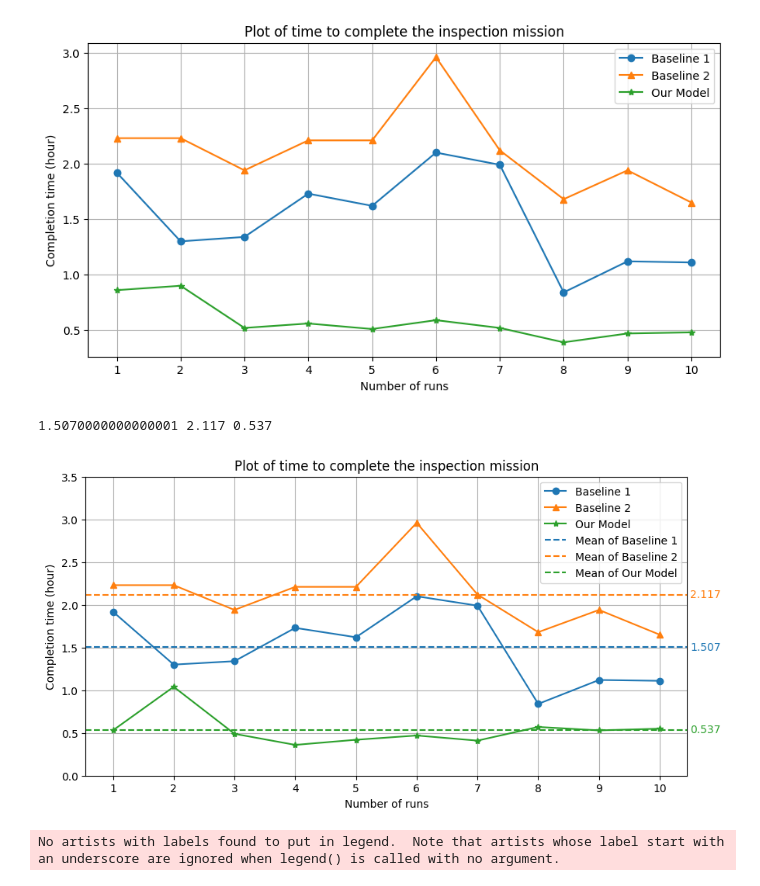
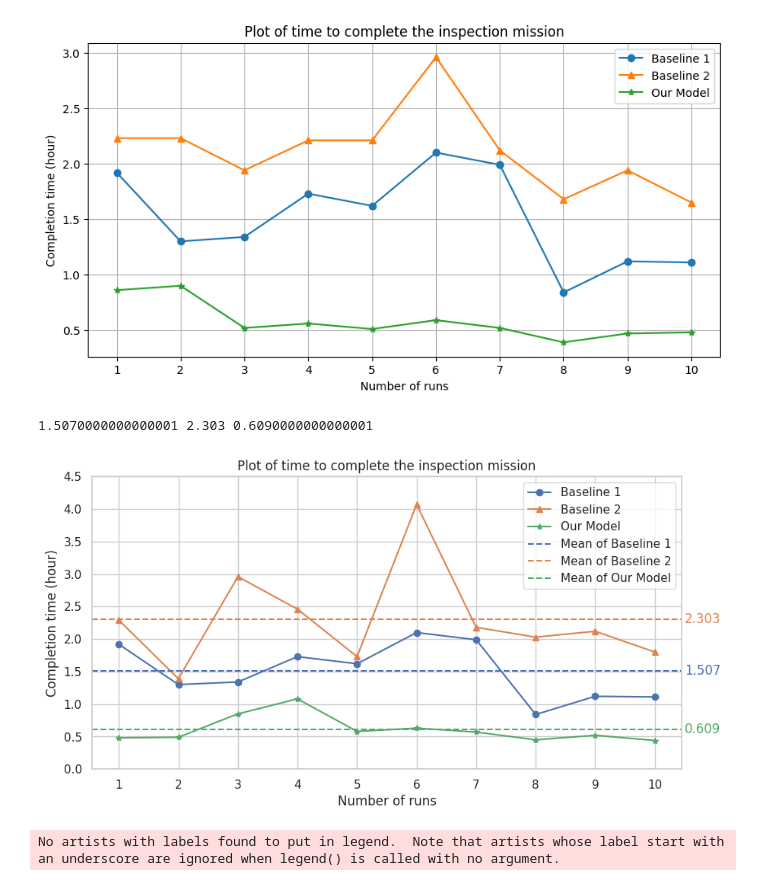
Before and after one commit to Jiayi-11/pymace, a Jupyter notebook: Ulysses/figures/figures.ipynb, the cells around one changed output. Cells and saved outputs as stored; diff of their text form; code cells hidden in the pictures.

```diff
--- a/Ulysses/figures/figures.ipynb
+++ b/Ulysses/figures/figures.ipynb
@@ -79,8 +79,8 @@ import numpy as np
 
 # Data points
 baseline1 = [1.92, 1.3, 1.34, 1.73, 1.62, 2.1, 1.99, 0.84, 1.12, 1.11]
-baseline2 = [2.23, 2.23, 1.94, 2.21, 2.21, 2.96, 2.12, 1.68, 1.94, 1.65]
-our_model = [0.53, 1.04, 0.49, 0.36, 0.42, 0.47, 0.41, 0.57, 0.53, 0.55]
+baseline2 = [2.29, 1.39, 2.96, 2.46, 1.73, 4.07, 2.18, 2.03,  2.12, 1.8]
+our_model = [0.48, 0.49, 0.85, 1.08, 0.58, 0.63, 0.57, 0.45, 0.52, 0.44]
 #our_model = [0.86, 0.9, 0.52, 0.56, 0.51, 0.59, 0.52, 0.39, 0.47, 0.48]
 
 
@@ -95,37 +95,37 @@ mean3 = np.mean(our_model)
 print(mean1, mean2, mean3)
 
 # Plotting with lines connecting the points
 plt.figure(figsize=(10, 5))
 line1, =plt.plot(indices, baseline1, 'o-', label='Baseline 1')
 line2, =plt.plot(indices, baseline2, '^-', label='Baseline 2')
 line3, =plt.plot(indices, our_model, '*-', label='Our Model')
 
 # Plotting the mean lines
 plt.axhline(y=mean1, color=line1.get_color(), linestyle='--', label='Mean of Baseline 1')
 plt.axhline(y=mean2, color=line2.get_color(), linestyle='--', label='Mean of Baseline 2')
 plt.axhline(y=mean3, color=line3.get_color(), linestyle='--', label='Mean of Our Model')
 
 # Adding text for means
 plt.text(len(indices) + 0.5, mean1, f'{mean1:.3f}', color=line1.get_color(), va='center')
 plt.text(len(indices) + 0.5, mean2, f'{mean2:.3f}', color=line2.get_color(), va='center')
 plt.text(len(indices) + 0.5, mean3, f'{mean3:.3f}', color=line3.get_color(), va='center')
 
 
 # Setting x-axis ticks to be in units of 1
 plt.xticks(indices)
 
 # Setting y-axis limit
-plt.ylim(0, 3.5)
+plt.ylim(0, 4.5)
 
 plt.title('Plot of time to complete the inspection mission')
 plt.xlabel('Number of runs')
 plt.ylabel('Completion time (hour)')
-plt.legend()
+plt.legend(loc='upper right')
 plt.grid(True)
 plt.show()
 # %% [output]
-1.5070000000000001 2.117 0.537
+1.5070000000000001 2.303 0.6090000000000001
-[figure, old version]
+[figure, new version]
 # %%
 import matplotlib.pyplot as plt
 import numpy as np
```
Also changed, not shown: parts of 9 cells of this notebook, 39 other files.
